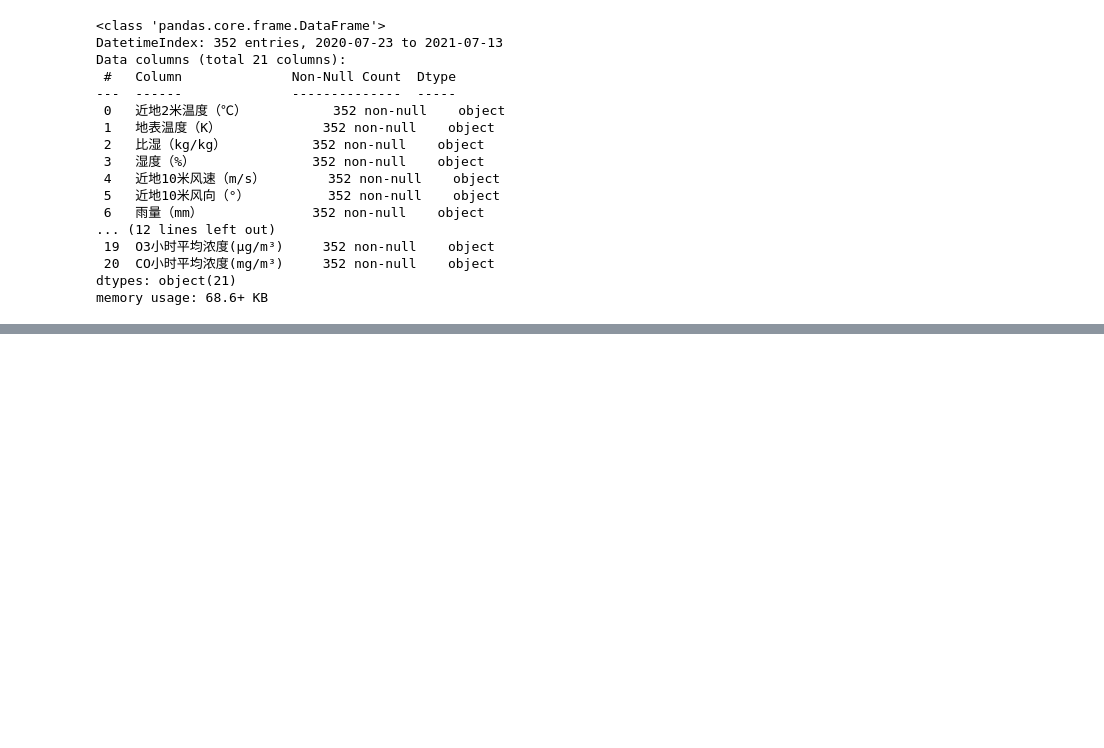
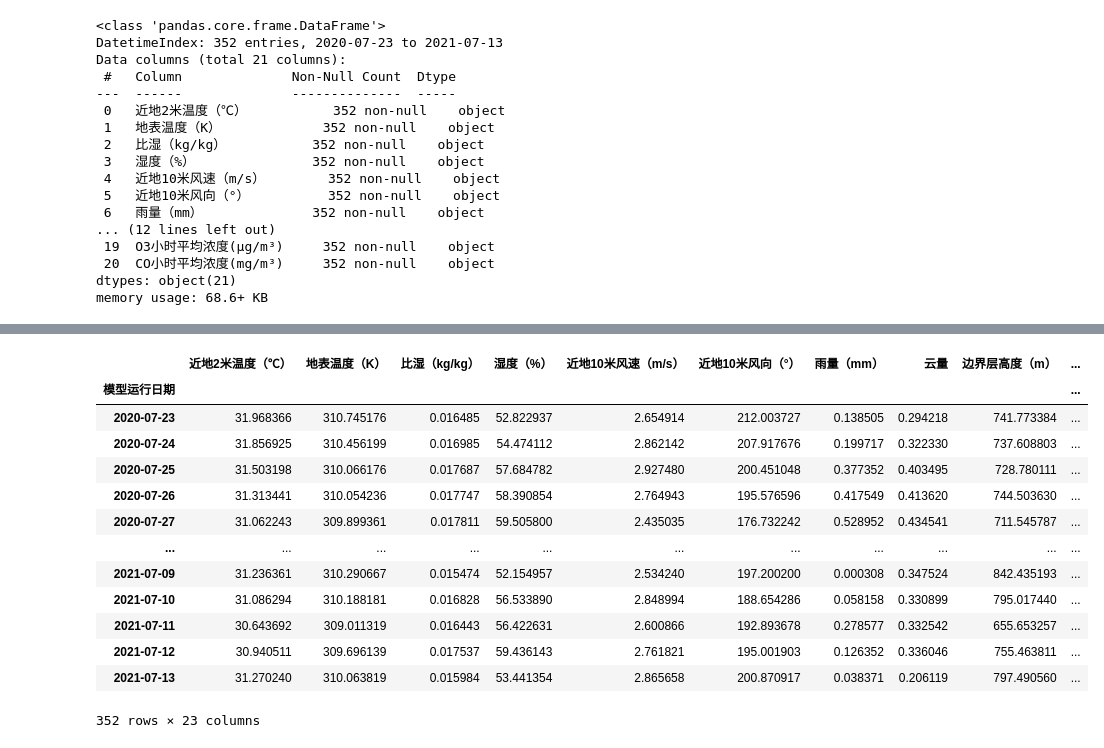
Before and after one commit to yuirito/MathModel, a Jupyter notebook: 一次预报数据处理.ipynb, the cells around one changed output, grey strips where cells are left out. Cells and saved outputs as stored; diff of their text form; code cells hidden in the pictures; blank space fills up the shorter version.

```diff
--- a/一次预报数据处理.ipynb
+++ b/一次预报数据处理.ipynb
@@ -225,0 +270,9 @@ df_A_avg = df_A_avg.astype('float')
+# %%
+AQI = []
+AQII = []
+for i in range(0,len(df_A_avg)):
+    pol = df_A_avg.iloc[i,15:21].to_list()
+    q, qq = getAQI(pol)
+    AQI.append(q)
+    AQII.append(qq)
+AQI
@@ -225,0 +297,20 @@ df_A_avg = df_A_avg.astype('float')
+# %%
+df_A_avg['AQI']=AQI
+df_A_avg['MainP'] = AQII
+# %%
+df_A_avg
+# %% [output]
+|  | 近地2米温度（℃） | 地表温度（K） | 比湿（kg/kg） | 湿度（%） | 近地10米风速（m/s） | 近地10米风向（°） | 雨量（mm） | 云量 | 边界层高度（m） | ... |
+| 模型运行日期 |  |  |  |  |  |  |  |  |  | ... |
+| 2020-07-23 | 31.968366 | 310.745176 | 0.016485 | 52.822937 | 2.654914 | 212.003727 | 0.138505 | 0.294218 | 741.773384 | ... |
+| 2020-07-24 | 31.856925 | 310.456199 | 0.016985 | 54.474112 | 2.862142 | 207.917676 | 0.199717 | 0.322330 | 737.608803 | ... |
+| 2020-07-25 | 31.503198 | 310.066176 | 0.017687 | 57.684782 | 2.927480 | 200.451048 | 0.377352 | 0.403495 | 728.780111 | ... |
+| 2020-07-26 | 31.313441 | 310.054236 | 0.017747 | 58.390854 | 2.764943 | 195.576596 | 0.417549 | 0.413620 | 744.503630 | ... |
+| 2020-07-27 | 31.062243 | 309.899361 | 0.017811 | 59.505800 | 2.435035 | 176.732242 | 0.528952 | 0.434541 | 711.545787 | ... |
+| ... | ... | ... | ... | ... | ... | ... | ... | ... | ... | ... |
+| 2021-07-09 | 31.236361 | 310.290667 | 0.015474 | 52.154957 | 2.534240 | 197.200200 | 0.000308 | 0.347524 | 842.435193 | ... |
+| 2021-07-10 | 31.086294 | 310.188181 | 0.016828 | 56.533890 | 2.848994 | 188.654286 | 0.058158 | 0.330899 | 795.017440 | ... |
+| 2021-07-11 | 30.643692 | 309.011319 | 0.016443 | 56.422631 | 2.600866 | 192.893678 | 0.278577 | 0.332542 | 655.653257 | ... |
+| 2021-07-12 | 30.940511 | 309.696139 | 0.017537 | 59.436143 | 2.761821 | 195.001903 | 0.126352 | 0.336046 | 755.463811 | ... |
+| 2021-07-13 | 31.270240 | 310.063819 | 0.015984 | 53.441354 | 2.865658 | 200.870917 | 0.038371 | 0.206119 | 797.490560 | ... |
+352 rows × 23 columns
```
Also changed, not shown: parts of 4 cells of this notebook, 11 other files.
